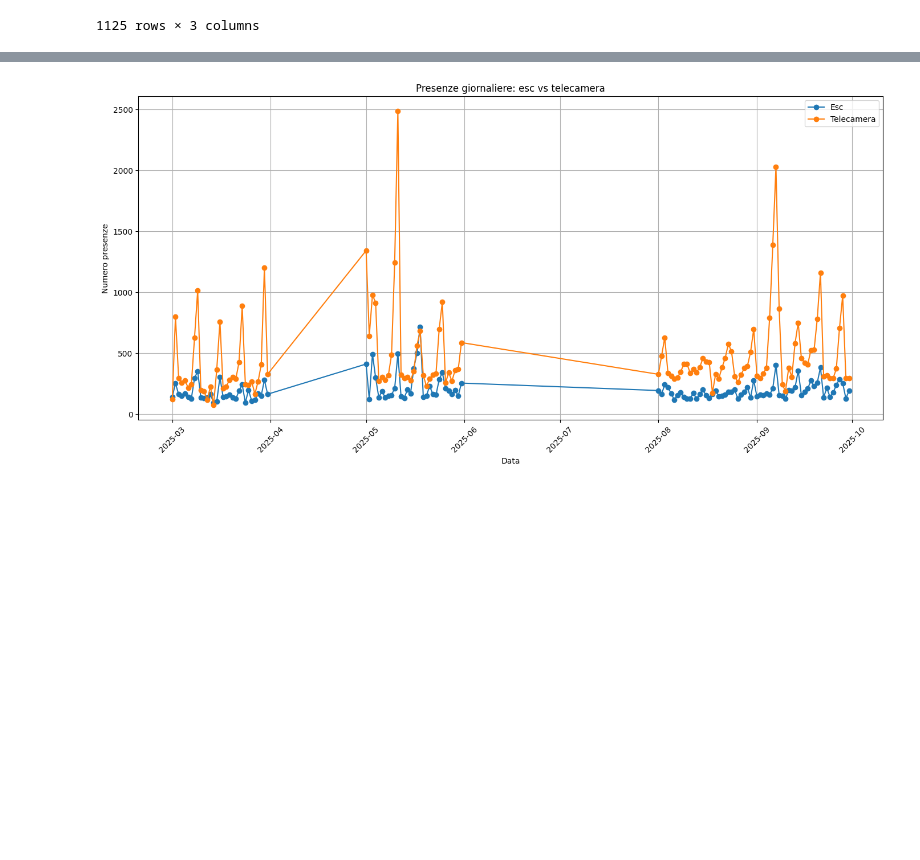
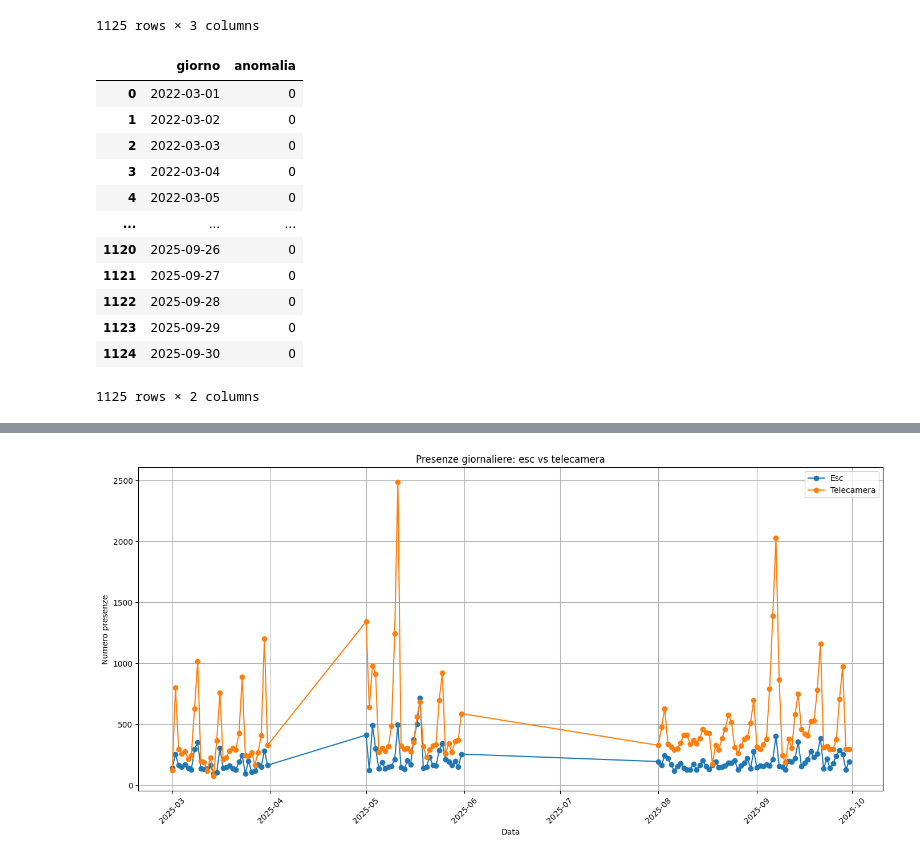
Before and after one commit to nbicocchi/S4C-Project, a Jupyter notebook: experiments/dataset2025/data_analysis/presence_analysis_2.ipynb, the cells around one changed output, grey strips where cells are left out. Saved outputs shown, nothing was run; the diff lists cells and outputs as text; code cells hidden in the pictures; blank space fills up the shorter version.

```diff
--- a/experiments/dataset2025/data_analysis/presence_analysis_2.ipynb
+++ b/experiments/dataset2025/data_analysis/presence_analysis_2.ipynb
@@ -92,3 +92,23 @@ df_telecamere
 | 1123 | 2025-09-29 | 298 | 327 |
 | 1124 | 2025-09-30 | 294 | 327 |
 1125 rows × 3 columns
+# %%
+# Leggi il CSV
+df_eventi = pd.read_csv("../pedestrians/eventi_devstd.csv")
+
+# Controlla le prime righe
+df_eventi
+# %% [output]
+|  | giorno | anomalia |
+| 0 | 2022-03-01 | 0 |
+| 1 | 2022-03-02 | 0 |
+| 2 | 2022-03-03 | 0 |
+| 3 | 2022-03-04 | 0 |
+| 4 | 2022-03-05 | 0 |
+| ... | ... | ... |
+| 1120 | 2025-09-26 | 0 |
+| 1121 | 2025-09-27 | 0 |
+| 1122 | 2025-09-28 | 0 |
+| 1123 | 2025-09-29 | 0 |
+| 1124 | 2025-09-30 | 0 |
+1125 rows × 2 columns
```
Also changed, not shown: parts of 4 cells of this notebook, 1 other file.
